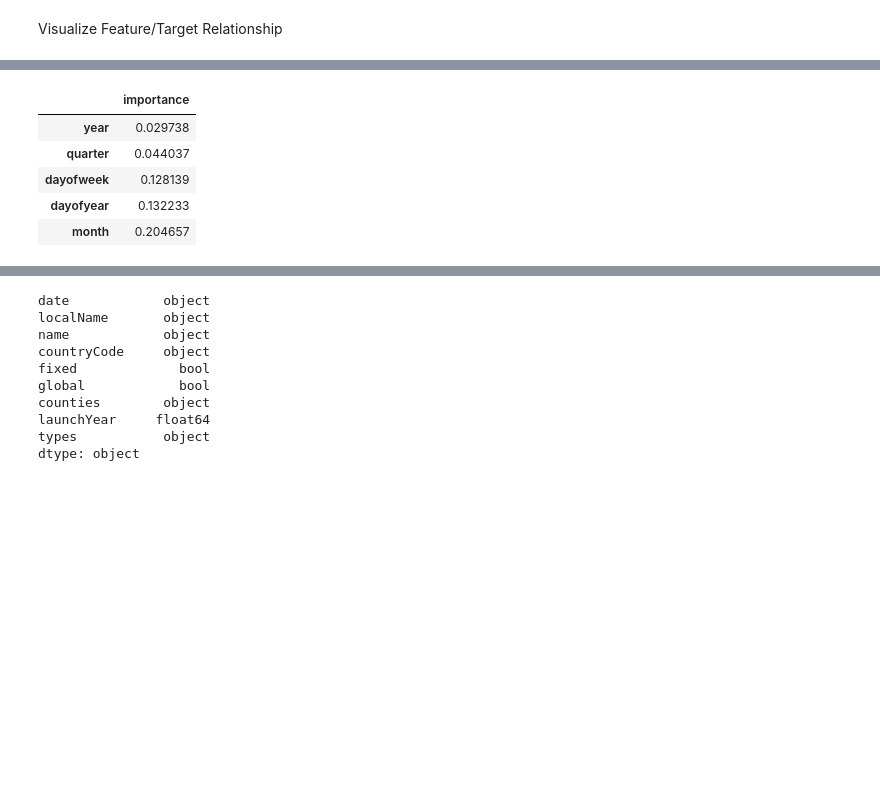
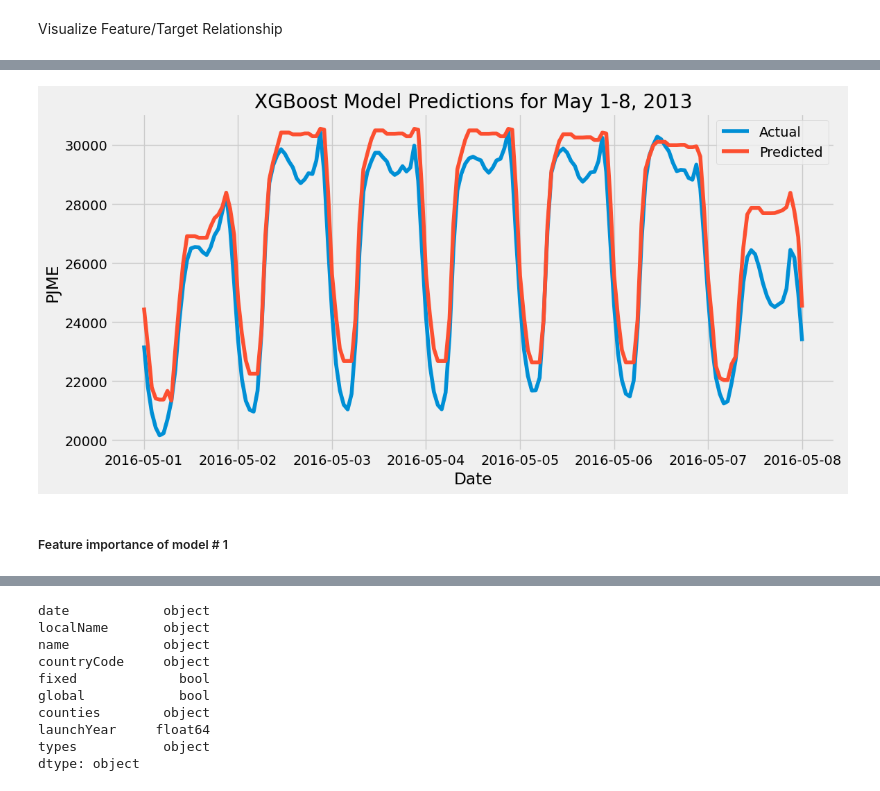
Before and after one commit to earlyann/Energy_Consumption_Forecasting, a Jupyter notebook: energy.ipynb, the cells around one changed output, grey strips where cells are left out. Cells and saved outputs as stored; diff of their text form; code cells hidden in the pictures; blank space fills up the shorter version.

```diff
--- a/energy.ipynb
+++ b/energy.ipynb
@@ -354,16 +438,30 @@ XGBRegressor(base_score=None, booster=None, callbacks=None,
+# %%
+# Looking at one week of data
+# Looking at one week of data
+# Select the data for one week in May 2016
+start_date = '2016-05-01'
+end_date = '2016-05-08'
+mask = (y_test.index >= start_date) & (y_test.index <= end_date)
+y_test_week = y_test.loc[mask]
+y_pred_week = pd.Series(y_pred, index=y_test.index).loc[mask]
+
+# Plot the actual values and predicted values for one week
+plt.figure(figsize=(12, 6))
+plt.plot(y_test_week.index, y_test_week.values, label='Actual')
+plt.plot(y_test_week.index, y_pred_week, label='Predicted')
+plt.xlabel('Date')
+plt.ylabel('PJME')
+plt.title('XGBoost Model Predictions for May 1-8, 2013')
+plt.legend()
+plt.show()
+# %% [output]
+[figure, added]
+# %% [markdown]
+##### Feature importance of model # 1
 # %%
 fi = pd.DataFrame(data=reg.feature_importances_,
                 index =reg.feature_names_in_,
                 columns=['importance']).sort_values('importance', ascending=True)
-# %%
-fi.head()
-# %% [output]
-|  | importance |
-| year | 0.029738 |
-| quarter | 0.044037 |
-| dayofweek | 0.128139 |
-| dayofyear | 0.132233 |
-| month | 0.204657 |
 # %%
 fi.plot(kind='barh', figsize=(15, 5), title='Feature Importance')
 plt.show()
```
Also changed, not shown: parts of 88 cells of this notebook.
